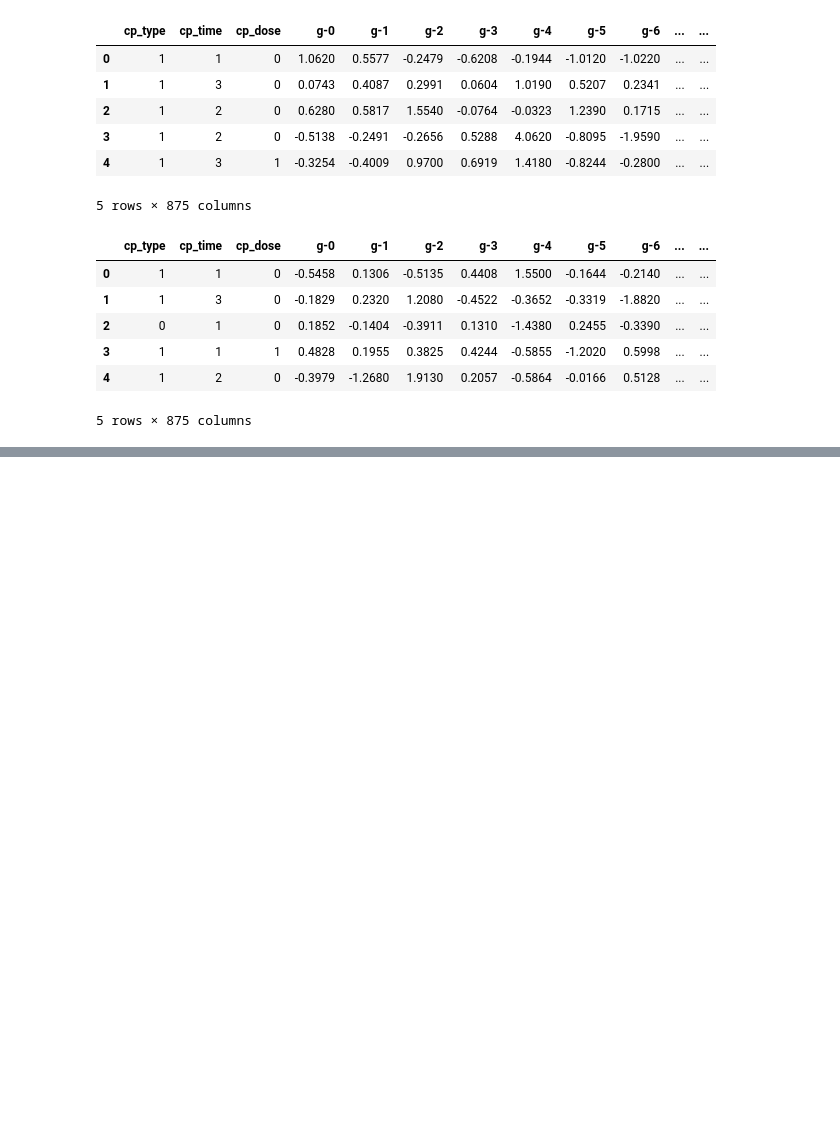
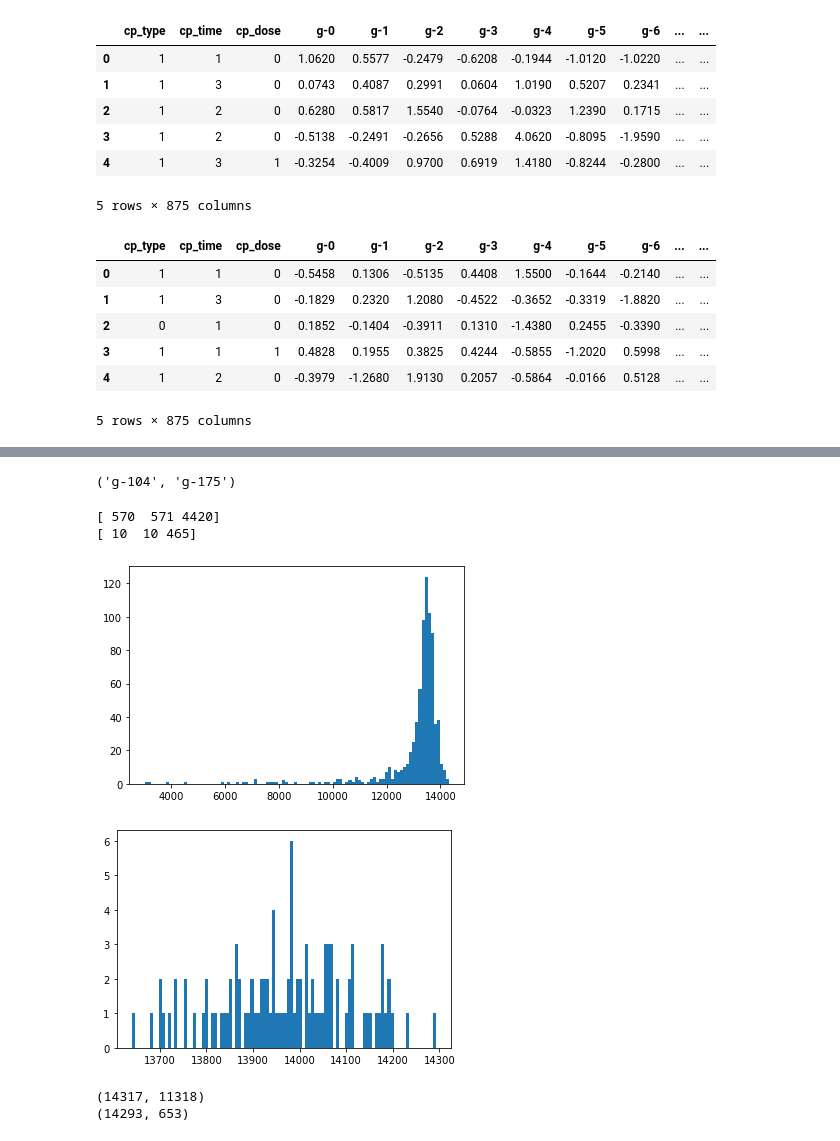
Before and after one commit to G-Sprouts/capstone2_moa, a Jupyter notebook: GW -- Drug Discovery -- Kaggle.ipynb, the cells around one changed output, grey strips where cells are left out. Drawn from its saved outputs; the diff is of its cells as text; code cells hidden in the pictures; blank space fills up the shorter version.

```diff
--- a/GW -- Drug Discovery -- Kaggle.ipynb
+++ b/GW -- Drug Discovery -- Kaggle.ipynb
@@ -143,0 +194,58 @@ The column with the least identical expression values is:  c-50 with 20 identica
+# %%
+g = gene_df.loc[:].nunique()
+
+
+g.idxmin(),g.idxmax()
+# %% [output]
+('g-104', 'g-175')
+# %%
+# Top 3 identical expression values with their interactivity among gene/cell with highest identical expression values
+
+# 'g-104' & 'c-93'
+
+def top_three(df):
+    most_in_common = df.loc[:].nunique().idxmin()
+    most_count = np.unique(df.loc[:, most_in_common], return_counts=True)
+    mc = most_count[1]
+    mc.sort()
+    return mc[-3:]
+
+
+for df in exp_dfs:
+    print(top_three(df))
+# %% [output]
+[ 570  571 4420]
+[ 10  10 465]
+# %%
+def variation_plotter(df):
+
+    cols = df.loc[:].nunique()
+
+    x = cols.sort_values()
+    x = dict(x)
+    unique_vals = x.values()
+
+    plt.hist(unique_vals, bins=100)
+    plt.show()
+
+for df in exp_dfs:
+    variation_plotter(df)
+# %% [output]
+[figure, added]
+[figure, added]
+# %%
+# very little variance among total cell expression unique values versus gene expression unique values
+
+def variance(df):
+
+    cols = df.nunique()
+    x = cols.sort_values()
+
+    return x[-1], x[-1] - x[0]
+
+for df in exp_dfs:
+    difference = variance(df)
+    print(difference)
+# %% [output]
+(14317, 11318)
+(14293, 653)
```
Also changed, not shown: parts of 22 cells of this notebook.
